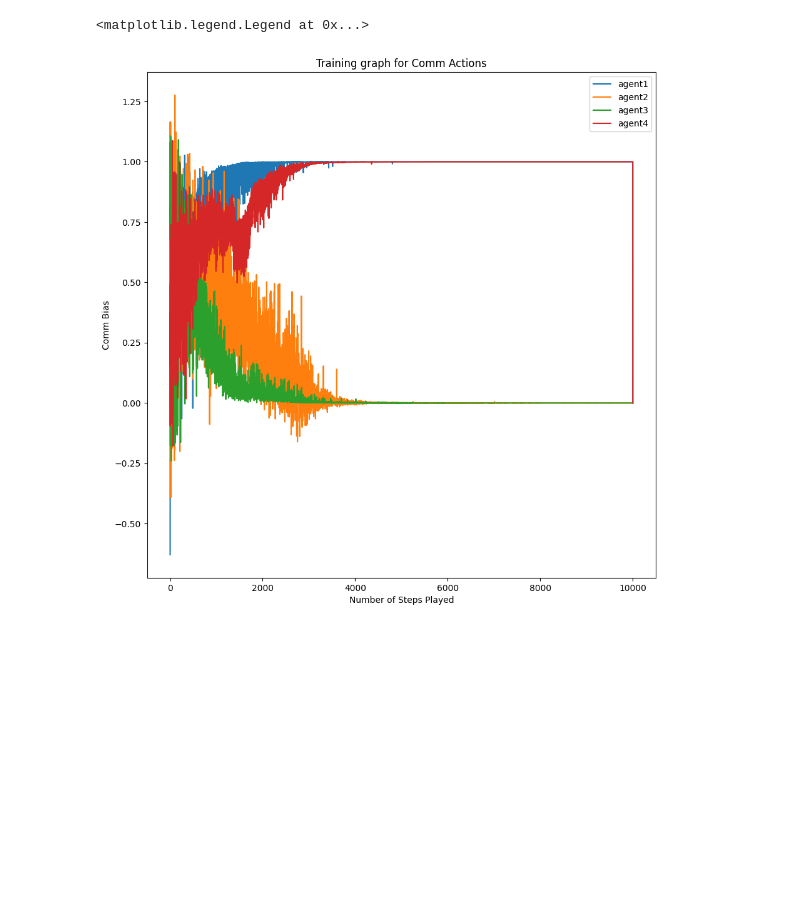
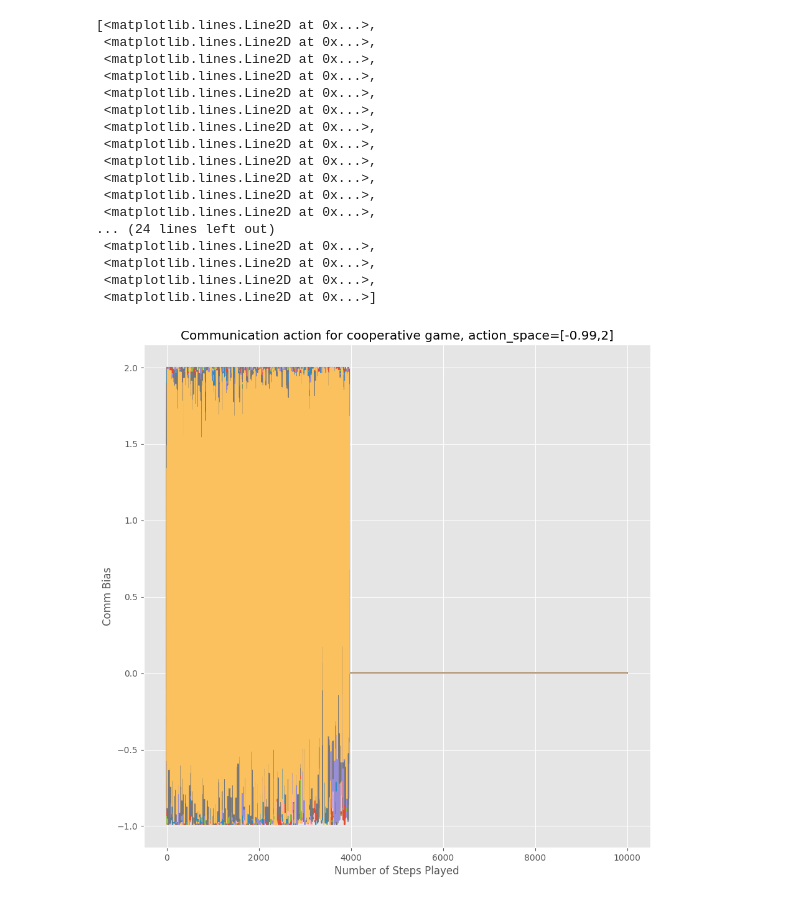
Before and after one commit to akhimoche/coop-form-marl, a Jupyter notebook: driver_code.ipynb, the cells around one changed output. Cells and saved outputs as stored; diff of their text form; code cells hidden in the pictures; blank space fills up the shorter version.

```diff
--- a/driver_code.ipynb
+++ b/driver_code.ipynb
@@ -5,9 +5,11 @@ from utils.IACagent import Agent
 import random
 import numpy as np
 import matplotlib.pyplot as plt
+plt.style.use('ggplot')
+import tensorflow as tf
 # %%
 # Set constant hyperparameters
-n = 5
-num_of_tasks  = 3
+n = 40
+num_of_tasks  = 22
 num_of_sims = 1
 step_limit = 10000
@@ -14,8 +29,7 @@ step_limit = 10000
 # %%
-env = CoopEnv(n=n, num_of_tasks =num_of_tasks )
 steps_to_complete = np.zeros((num_of_sims, step_limit+1))
-comm_rec_actions = np.zeros((step_limit+1, env.n))
-action_size = env.num_of_tasks
+comm_rec_actions = np.zeros((step_limit, env.n))
+move_rec_actions = np.zeros((step_limit, env.n))
 # %%
 def main():
 
@@ -67,9 +114,10 @@ np.save(f'n{n}t{num_of_tasks}_actions_{step_limit}steps', comm_rec_actions)
 # %%
+plt.style.use('ggplot')
 b = np.mean(steps_to_complete, axis=0)
 s_dev = np.std(steps_to_complete, axis=0)
 plt.xlabel('Number of Steps Played')
 plt.ylabel('Cumulative Average System Reward')
-plt.title(f'Training graph for IAC on cooperative game; n={n}, tasks={num_of_tasks}')
+plt.title(f'IAC on cooperative game; n={n}, tasks={num_of_tasks}')
 fig = plt.gcf()
 fig.set_size_inches(10.5, 10.5)
 plt.plot(b)
@@ -79,15 +127,27 @@ plt.plot(b)
 # %%
 plt.xlabel('Number of Steps Played')
 plt.ylabel('Comm Bias')
-plt.title(f'Training graph for Comm Actions')
+plt.title(f'Communication action for cooperative game, action_space=[{lower_bound},{upper_bound}]')
 fig = plt.gcf()
 fig.set_size_inches(10.5, 10.5)
 
-plt.plot(comm_rec_actions[:,0], label='agent1')
-plt.plot(comm_rec_actions[:,1], label='agent2')
-plt.plot(comm_rec_actions[:,2], label='agent3')
-plt.plot(comm_rec_actions[:,3], label='agent4')
-plt.legend()
+plt.plot(comm_rec_actions)
 # %% [output]
-<matplotlib.legend.Legend at 0x...>
+[<matplotlib.lines.Line2D at 0x...>,
+ <matplotlib.lines.Line2D at 0x...>,
+ <matplotlib.lines.Line2D at 0x...>,
+ <matplotlib.lines.Line2D at 0x...>,
+ <matplotlib.lines.Line2D at 0x...>,
+ <matplotlib.lines.Line2D at 0x...>,
+ <matplotlib.lines.Line2D at 0x...>,
+ <matplotlib.lines.Line2D at 0x...>,
+ <matplotlib.lines.Line2D at 0x...>,
+ <matplotlib.lines.Line2D at 0x...>,
+ <matplotlib.lines.Line2D at 0x...>,
+ <matplotlib.lines.Line2D at 0x...>,
+... (24 lines left out)
+ <matplotlib.lines.Line2D at 0x...>,
+ <matplotlib.lines.Line2D at 0x...>,
+ <matplotlib.lines.Line2D at 0x...>,
+ <matplotlib.lines.Line2D at 0x...>]
-[figure, old version]
+[figure, new version]
```
Also changed, not shown: parts of 9 cells of this notebook, 30 other files.
